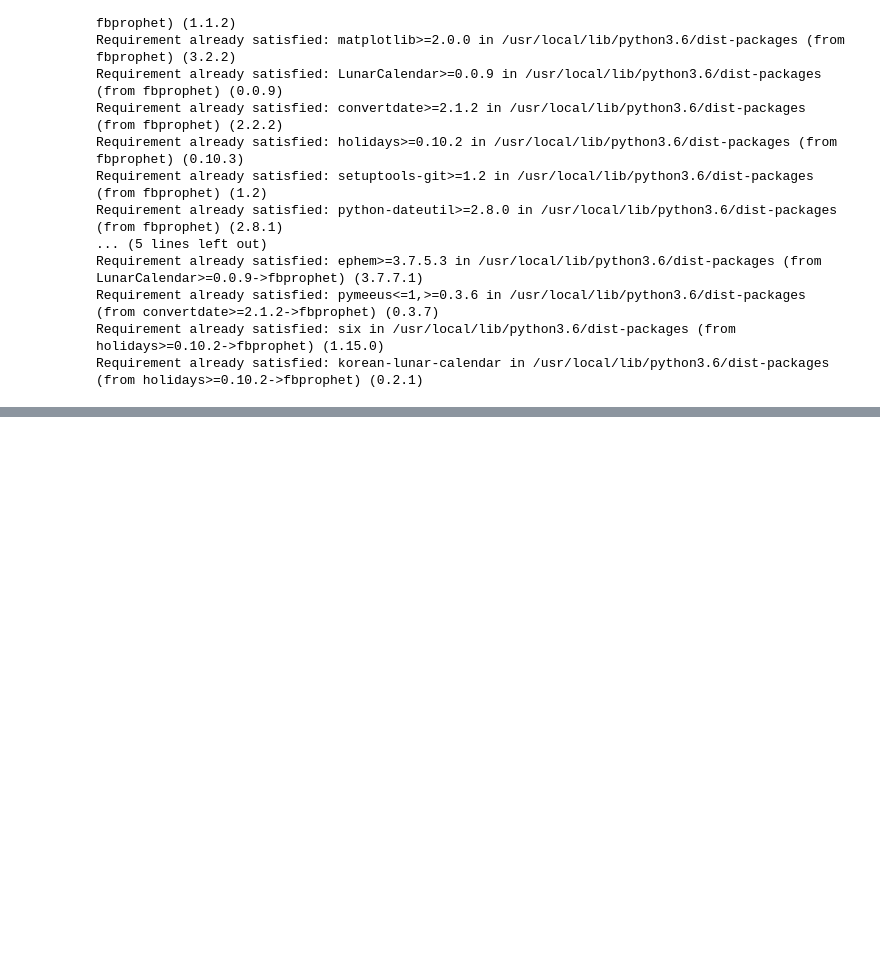
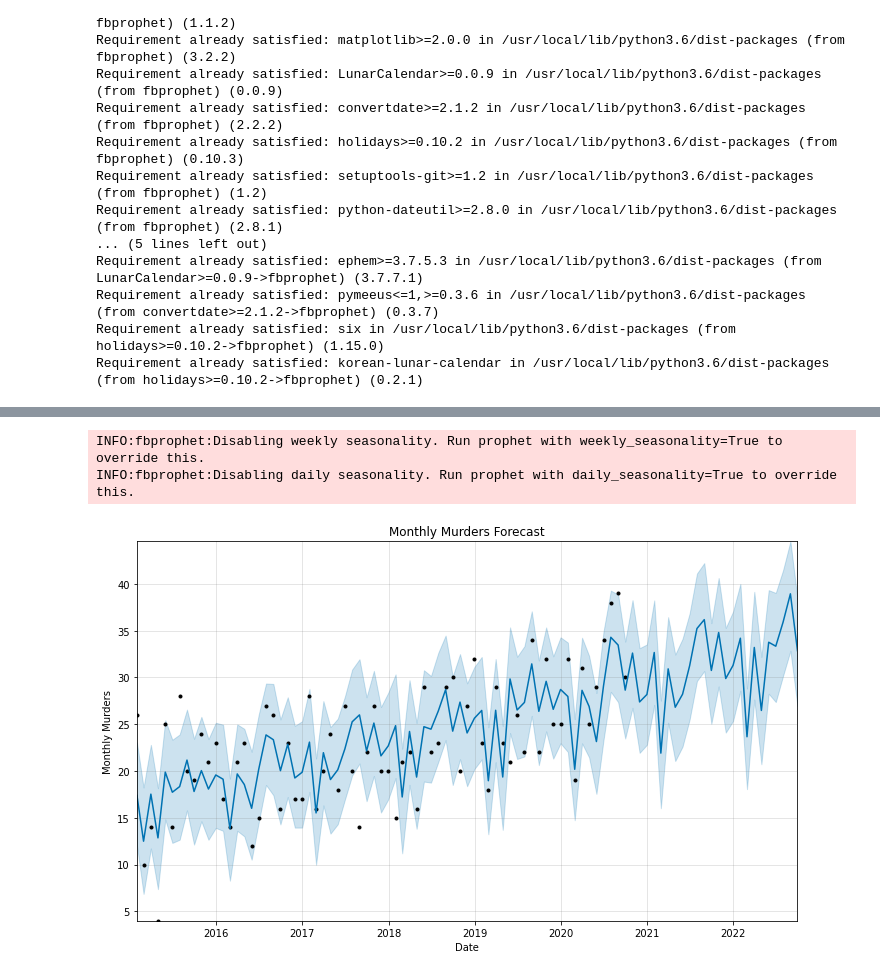
Before and after one commit to steve122192/philly_crime_analysis, a Jupyter notebook: philly_crime_notebook.ipynb, the cells around one changed output, grey strips where cells are left out. Saved outputs shown, nothing was run; the diff lists cells and outputs as text; code cells hidden in the pictures; blank space fills up the shorter version.

```diff
--- a/philly_crime_notebook.ipynb
+++ b/philly_crime_notebook.ipynb
@@ -294,0 +276,2 @@ fig.show()
+# %%
+monthly = df.groupby(df.index).size().reset_index(name='counts')
@@ -294,0 +294,5 @@ fig.show()
+# %%
+monthly.set_index('dispatch_date', inplace=True)
+# %%
+monthly = monthly.groupby(pd.Grouper(freq='M')).sum()
+monthly
@@ -294,0 +314,4 @@ fig.show()
+# %%
+fb = monthly.reset_index()
+fb.rename(columns={'dispatch_date': 'ds', 'counts': 'y'}, inplace=True)
+fb
@@ -294,0 +332,17 @@ fig.show()
+# %%
+prf=Prophet(seasonality_mode='multiplicative')
+prf.fit(fb)
+df_future=prf.make_future_dataframe(periods=24,freq='M')
+df_future=prf.predict(df_future)
+fig = prf.plot(df_future,xlabel='Date',ylabel='Monthly Murders')
+ax = fig.gca()
+plt.title('Monthly Murders Forecast')
+# ax.set_xlim(datetime.date(2020, 2, 29),datetime.date(2021, 10, 30))
+# ax.set_ylim(800)
+ax.margins(0,0)
+
+plt.show()
+# %% [output]
+INFO:fbprophet:Disabling weekly seasonality. Run prophet with weekly_seasonality=True to override this.
+INFO:fbprophet:Disabling daily seasonality. Run prophet with daily_seasonality=True to override this.
+[figure, added]
```
Also changed, not shown: parts of 18 cells of this notebook.
